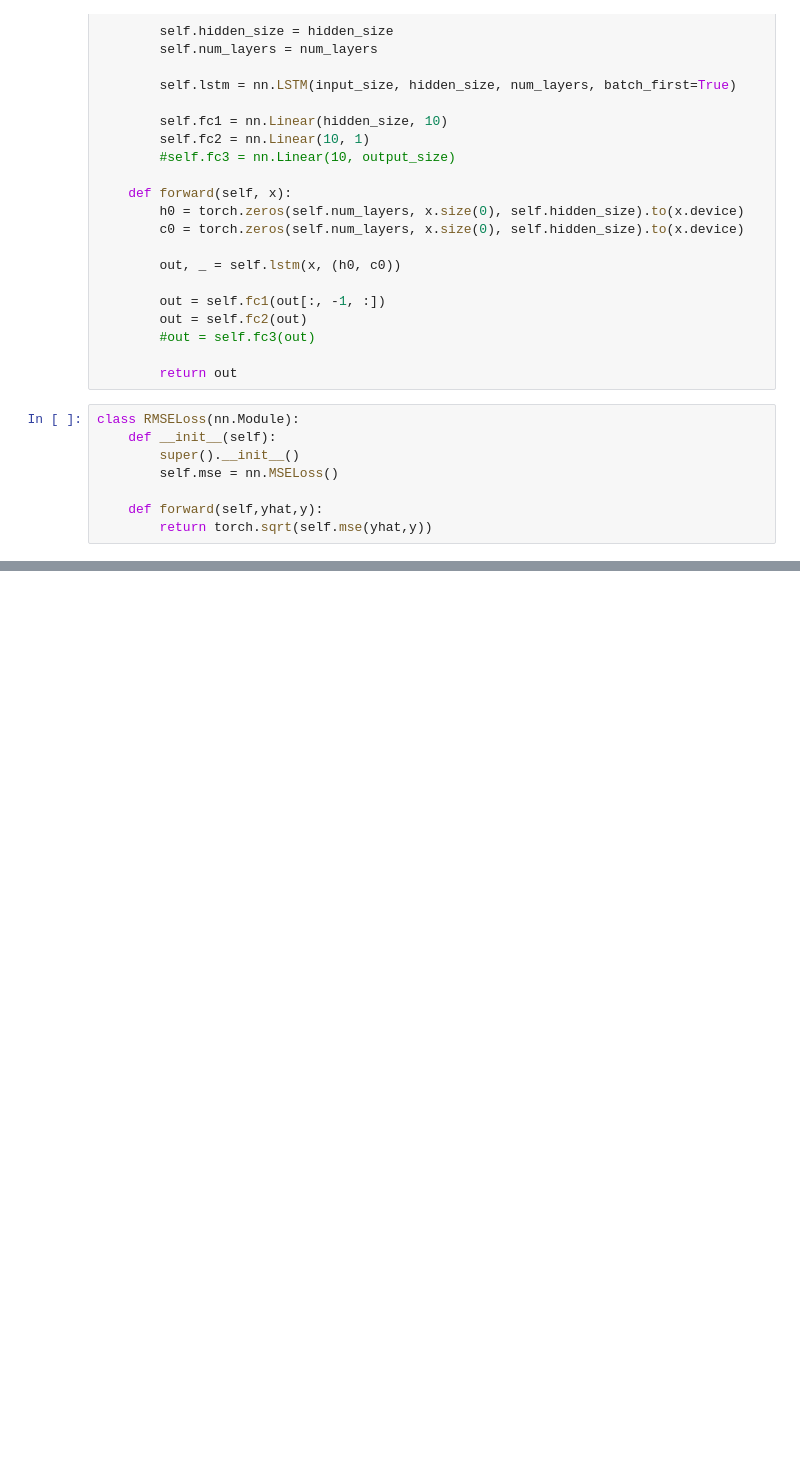
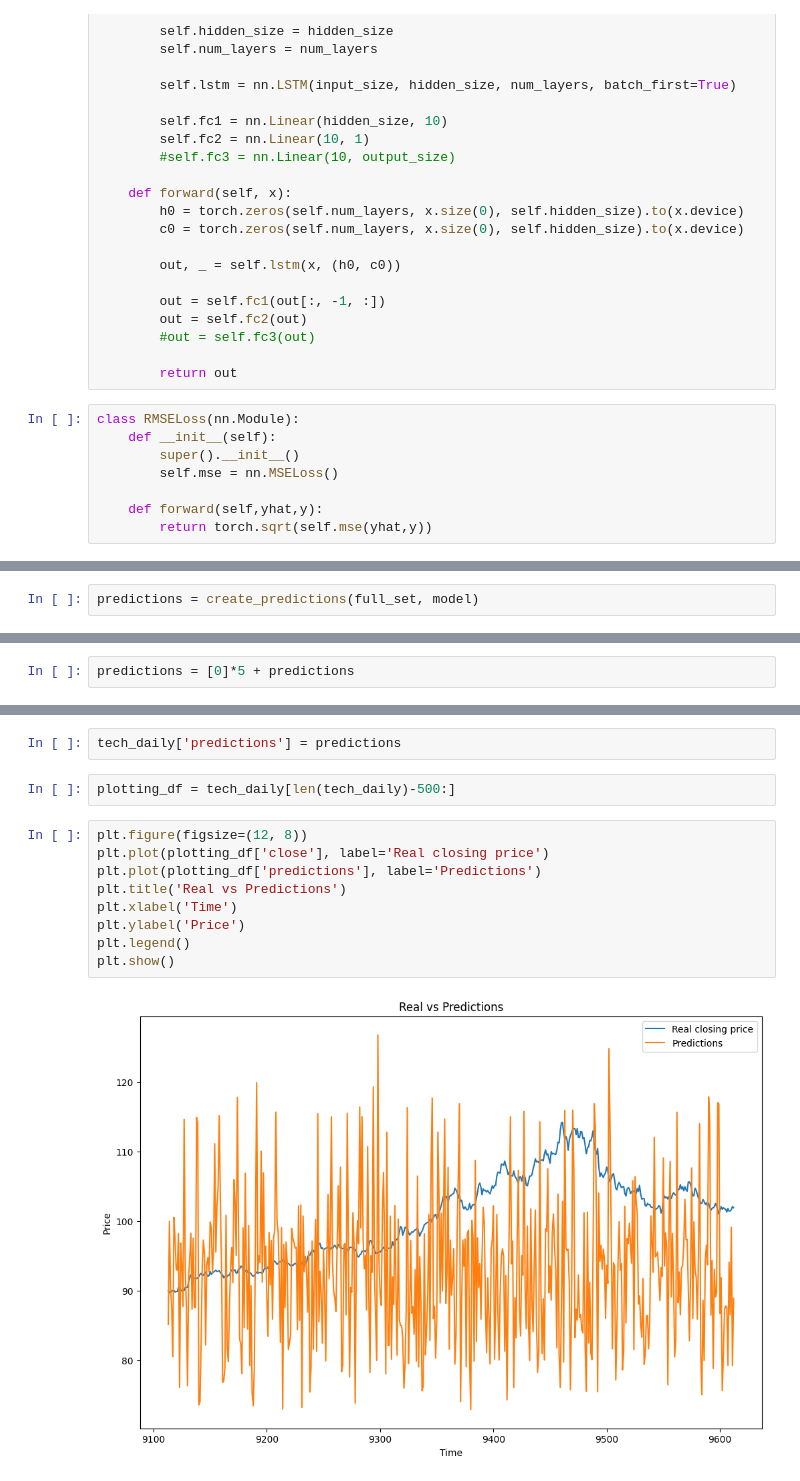
Before and after one commit to pyagoubi/Stuff, a Jupyter notebook: Untitled13.ipynb, the cells around one changed output, grey strips where cells are left out. Drawn from its saved outputs; the diff is of its cells as text; blank space fills up the shorter version.

```diff
--- a/Untitled13.ipynb
+++ b/Untitled13.ipynb
@@ -262,0 +316,2 @@ preds = [np.nan] * sequence_length + train_predictions + [np.nan] * sequence_len
+# %%
+predictions = create_predictions(full_set, model)
@@ -262,0 +322,2 @@ preds = [np.nan] * sequence_length + train_predictions + [np.nan] * sequence_len
+# %%
+predictions = [0]*5 + predictions
@@ -262,0 +332,15 @@ preds = [np.nan] * sequence_length + train_predictions + [np.nan] * sequence_len
+# %%
+tech_daily['predictions'] = predictions
+# %%
+plotting_df = tech_daily[len(tech_daily)-500:]
+# %%
+plt.figure(figsize=(12, 8))
+plt.plot(plotting_df['close'], label='Real closing price')
+plt.plot(plotting_df['predictions'], label='Predictions')
+plt.title('Real vs Predictions')
+plt.xlabel('Time')
+plt.ylabel('Price')
+plt.legend()
+plt.show()
+# %% [output]
+[figure, added]
```
Also changed, not shown: parts of 13 cells of this notebook.
